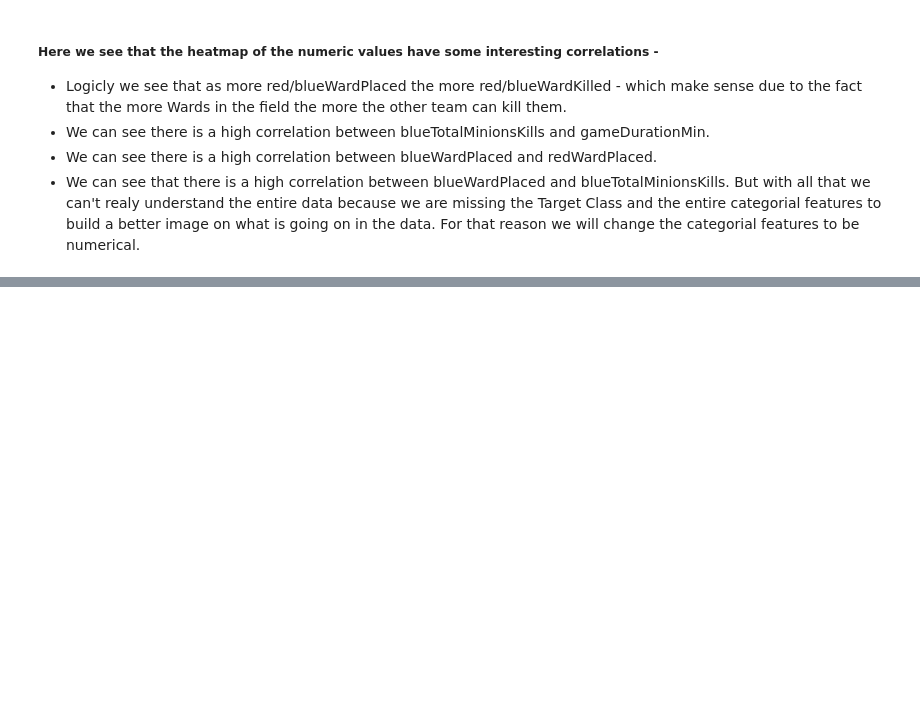
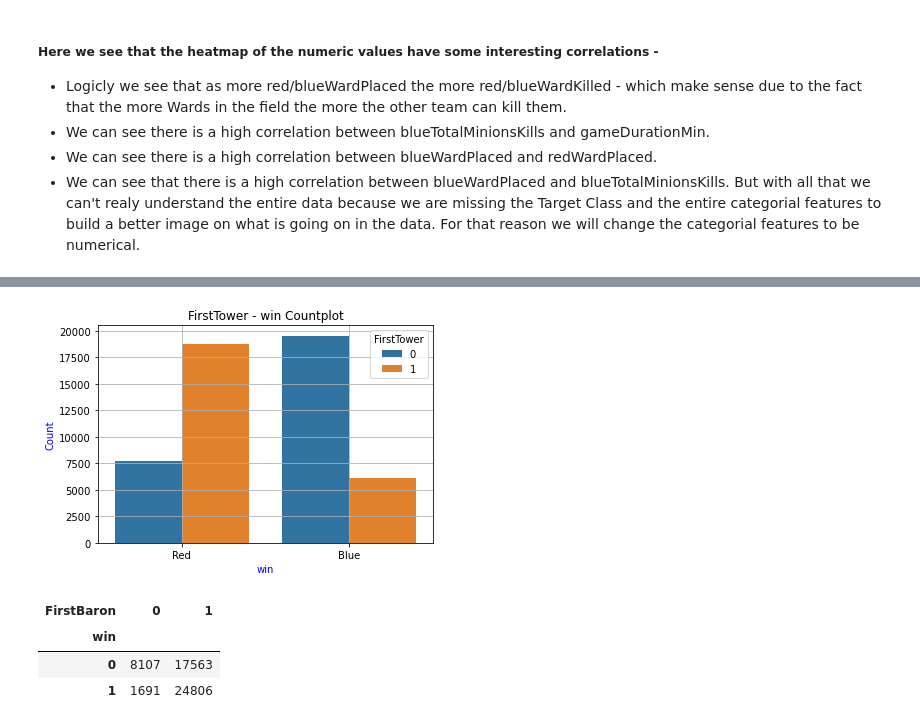
Before and after one commit to yalisofer94/Python-lol-prediction, a Jupyter notebook: lol_analysis1.ipynb, the cells around one changed output, grey strips where cells are left out. Drawn from its saved outputs; the diff is of its cells as text; code cells hidden in the pictures; blank space fills up the shorter version.

```diff
--- a/lol_analysis1.ipynb
+++ b/lol_analysis1.ipynb
@@ -343,0 +407,3 @@ For that reason we will change the categorial features to be numerical.
+# %%
+df_clean['win_colors'] = np.where(df_clean.win==0, 'Blue', np.where(df_clean.win==1, 'Red', '-0'))
+df_clean.head(10)
@@ -343,0 +422,17 @@ For that reason we will change the categorial features to be numerical.
+# %%
+sns.countplot(x='win_colors', hue='FirstTower', data=df_clean)
+plt.title('FirstTower - win Countplot')
+plt.ylabel('Count', color='blue')
+plt.xlabel('win', color='blue')
+plt.grid(True)
+plt.show()
+# %% [output]
+[figure, added]
+# %%
+ax3 = df_clean.groupby(['win'])['FirstBaron'].value_counts().unstack()
+ax3
+# %% [output]
+| FirstBaron | 0 | 1 |
+| win |  |  |
+| 0 | 8107 | 17563 |
+| 1 | 1691 | 24806 |
```
Also changed, not shown: parts of 25 cells of this notebook, 1 other file.
